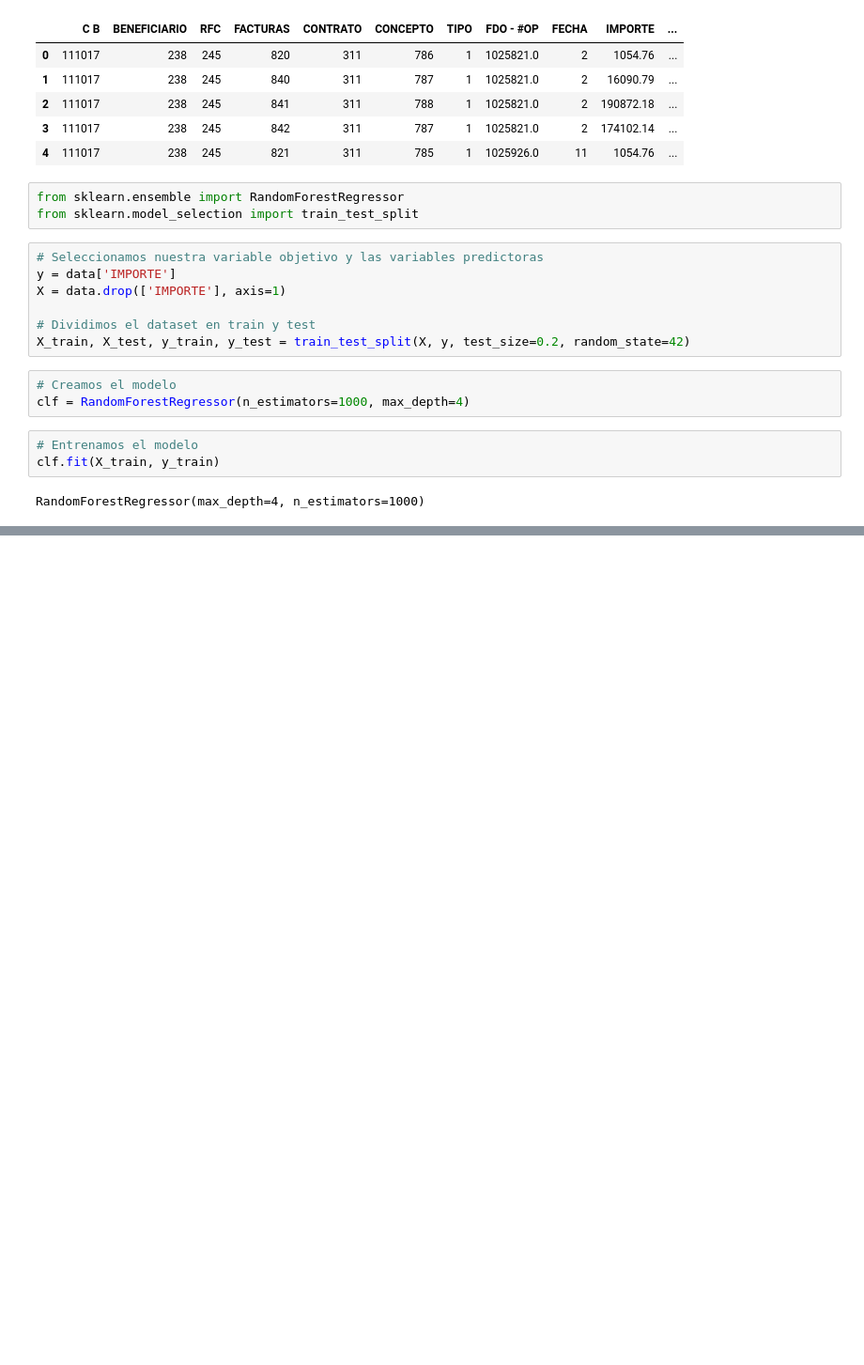
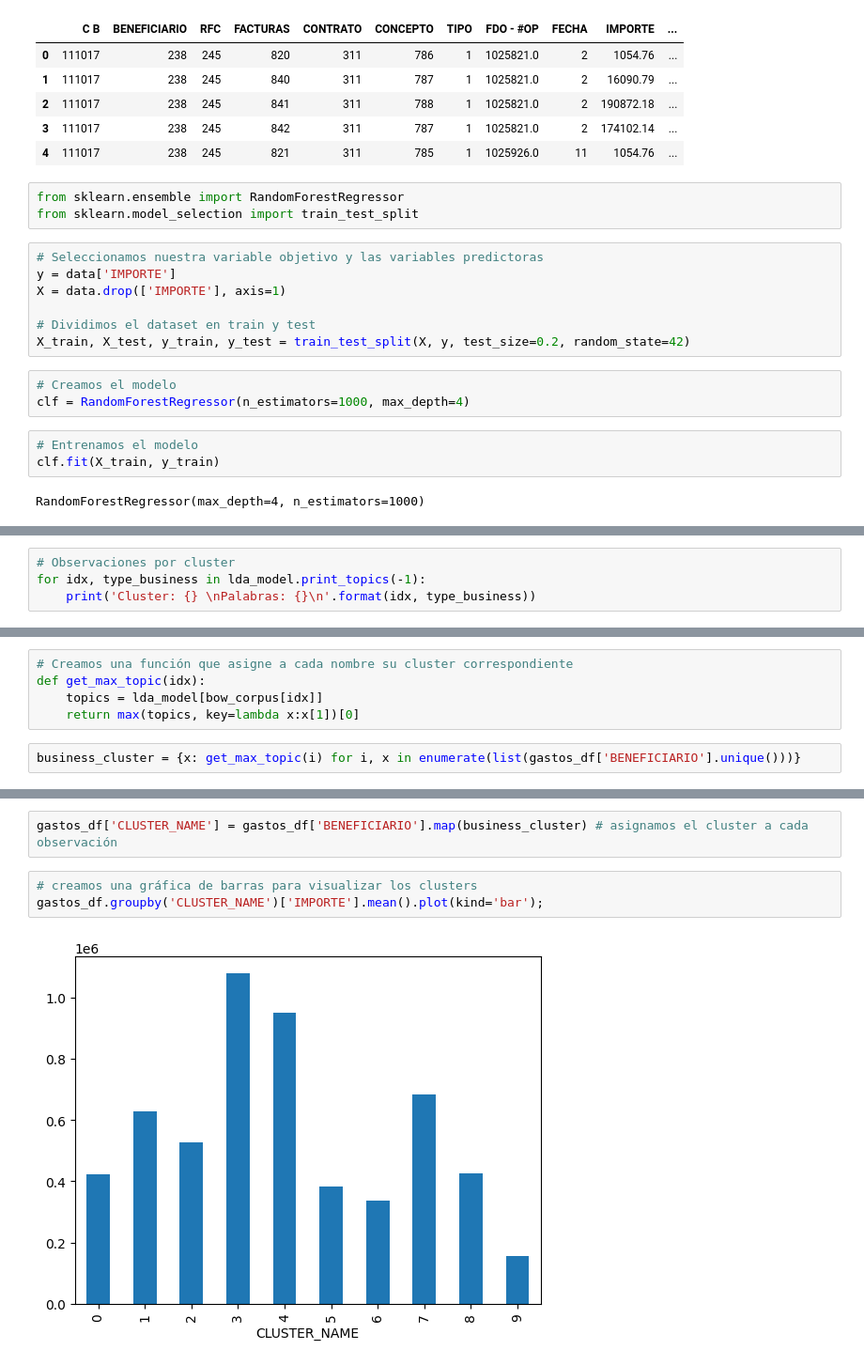
Before and after one commit to RaymundoSGlz/Crear-Proyectos-de-Ciencia-de-Datos, a Jupyter notebook: Notebooks/4_modelacion.ipynb, the cells around one changed output, grey strips where cells are left out. Shown at 94% size. Cells and saved outputs as stored; diff of their text form; blank space fills up the shorter version.

Commit message:
Modelo de texto aplicado

```diff
--- a/Notebooks/4_modelacion.ipynb
+++ b/Notebooks/4_modelacion.ipynb
@@ -56,0 +84,4 @@ r2_score(y_test, y_pred)
+# %%
+# Observaciones por cluster
+for idx, type_business in lda_model.print_topics(-1):
+    print('Cluster: {} \nPalabras: {}\n'.format(idx, type_business))
@@ -56,0 +106,7 @@ r2_score(y_test, y_pred)
+# %%
+# Creamos una función que asigne a cada nombre su cluster correspondiente
+def get_max_topic(idx):
+    topics = lda_model[bow_corpus[idx]]
+    return max(topics, key=lambda x:x[1])[0]
+# %%
+business_cluster = {x: get_max_topic(i) for i, x in enumerate(list(gastos_df['BENEFICIARIO'].unique()))}
@@ -56,0 +133,7 @@ r2_score(y_test, y_pred)
+# %%
+gastos_df['CLUSTER_NAME'] = gastos_df['BENEFICIARIO'].map(business_cluster) # asignamos el cluster a cada observación
+# %%
+# creamos una gráfica de barras para visualizar los clusters
+gastos_df.groupby('CLUSTER_NAME')['IMPORTE'].mean().plot(kind='bar');
+# %% [output]
+[figure, added]
```
Also changed, not shown: parts of 11 cells of this notebook, 1 other file.
